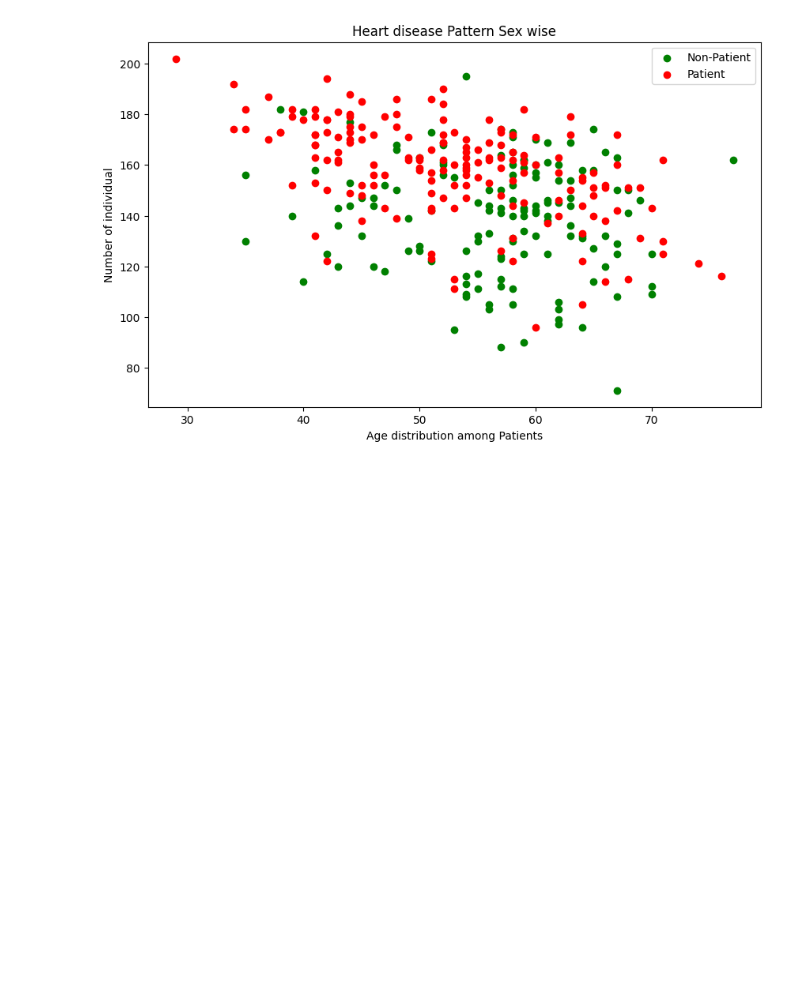
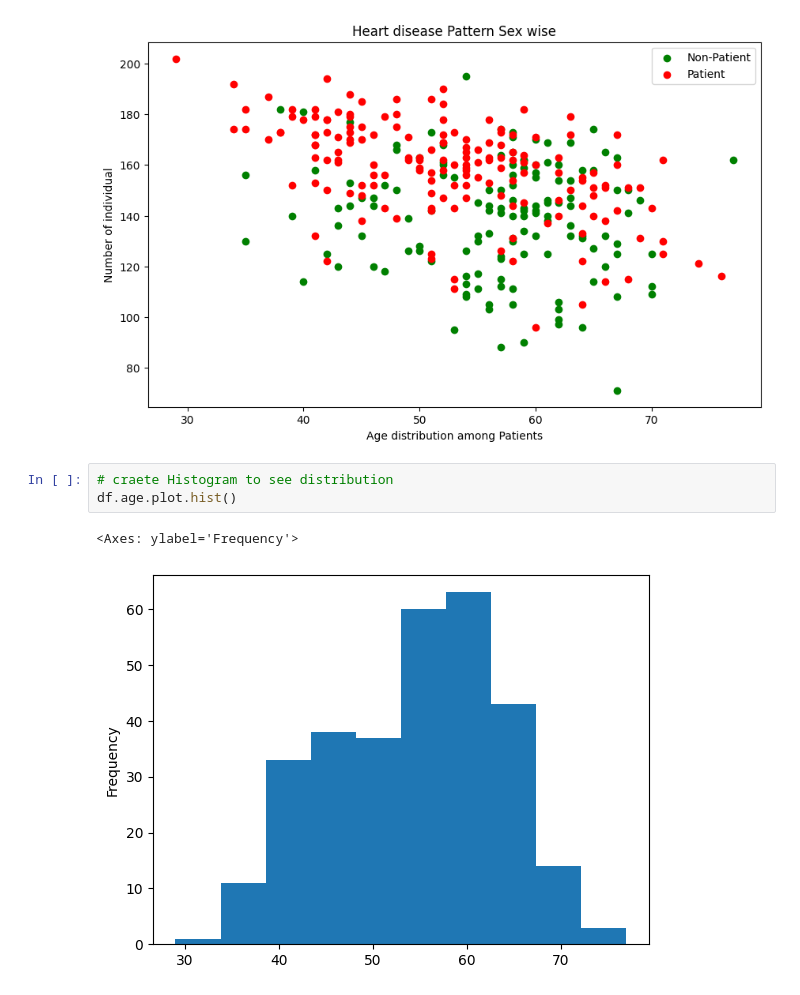
Before and after one commit to MuhammadRehanKhalid/Ehunar_ML_AI, a Jupyter notebook: M_12_MIleStone_Project.ipynb, the cells around one changed output. Saved outputs shown, nothing was run; the diff lists cells and outputs as text; blank space fills up the shorter version.

```diff
--- a/M_12_MIleStone_Project.ipynb
+++ b/M_12_MIleStone_Project.ipynb
@@ -206,3 +206,9 @@ plt.xticks(rotation = 0)
   Text(70.0, 0, '70'),
   Text(80.0, 0, '80')])
 [figure]
+# %%
+# craete Histogram to see distribution
+df.age.plot.hist()
+# %% [output]
+<Axes: ylabel='Frequency'>
+[figure, added]
```
